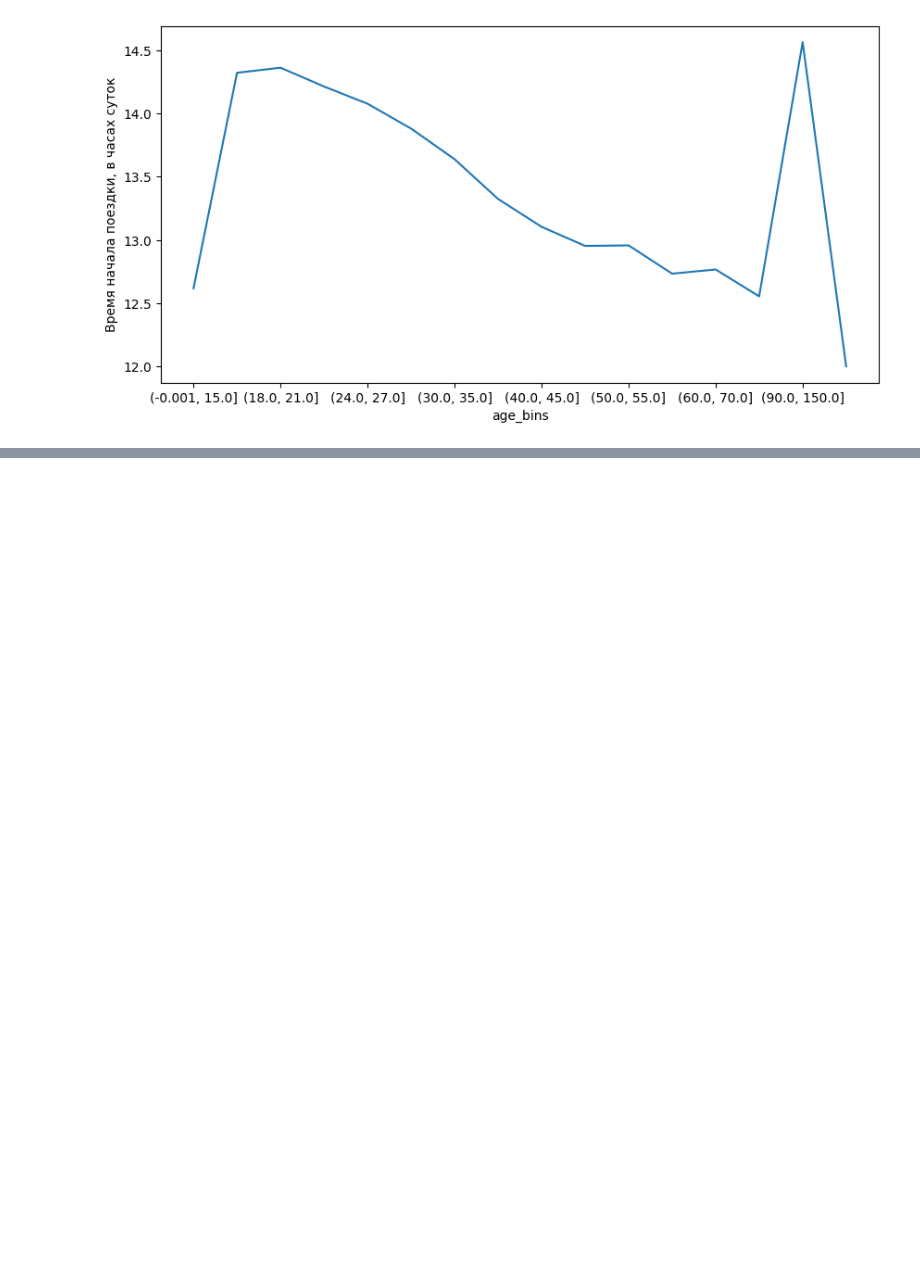
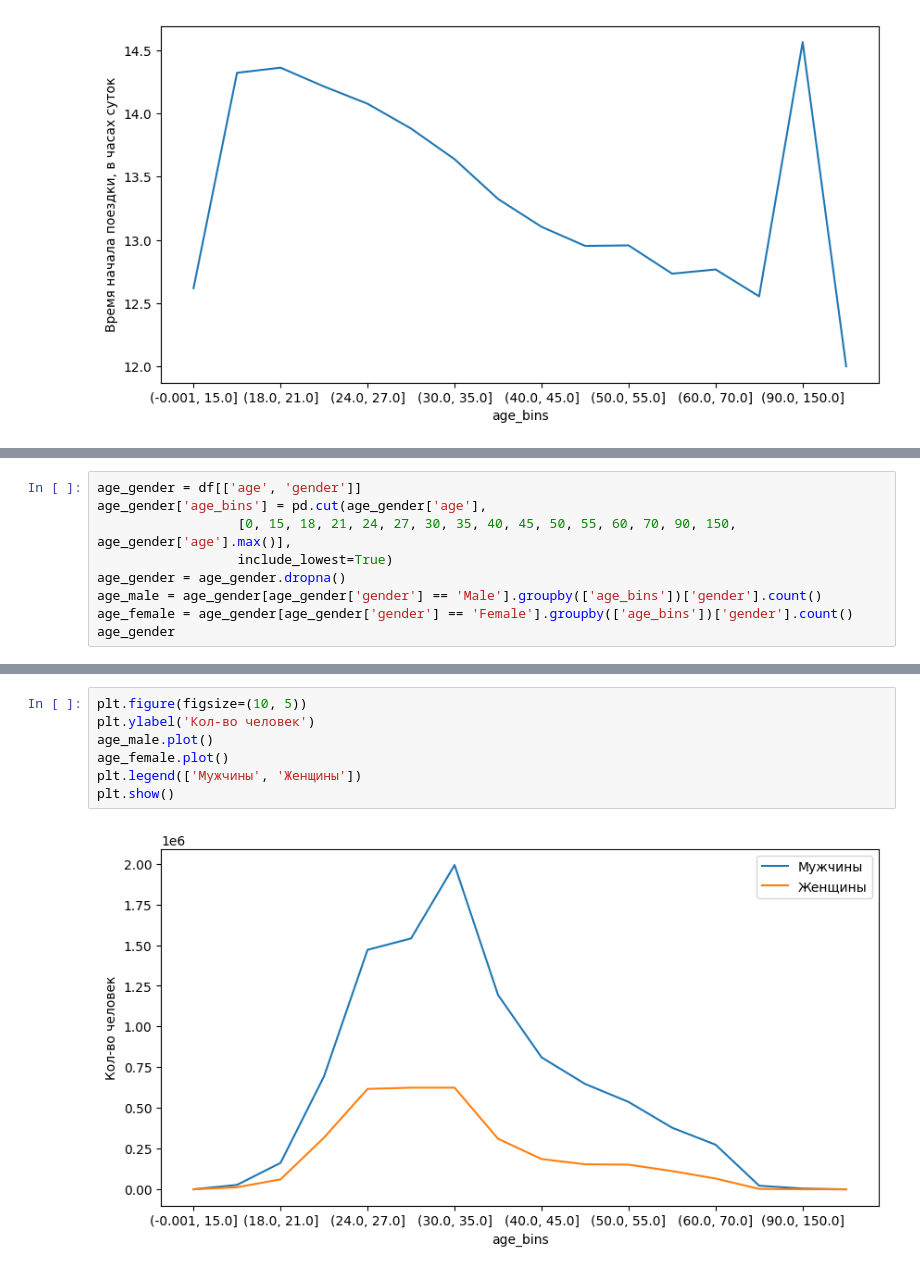
Before and after one commit to Konstantin-Kalug/yandex_bigdata_intensive, a Jupyter notebook: analyze_audience.ipynb, the cells around one changed output, grey strips where cells are left out. Saved outputs shown, nothing was run; the diff lists cells and outputs as text; blank space fills up the shorter version.

```diff
--- a/analyze_audience.ipynb
+++ b/analyze_audience.ipynb
@@ -185,0 +187,9 @@ plt.show()
+# %%
+age_gender = df[['age', 'gender']]
+age_gender['age_bins'] = pd.cut(age_gender['age'],
+                  [0, 15, 18, 21, 24, 27, 30, 35, 40, 45, 50, 55, 60, 70, 90, 150, age_gender['age'].max()],
+                  include_lowest=True)
+age_gender = age_gender.dropna()
+age_male = age_gender[age_gender['gender'] == 'Male'].groupby(['age_bins'])['gender'].count()
+age_female = age_gender[age_gender['gender'] == 'Female'].groupby(['age_bins'])['gender'].count()
+age_gender
@@ -185,0 +219,9 @@ plt.show()
+# %%
+plt.figure(figsize=(10, 5))
+plt.ylabel('Кол-во человек')
+age_male.plot()
+age_female.plot()
+plt.legend(['Мужчины', 'Женщины'])
+plt.show()
+# %% [output]
+[figure, added]
```
Also changed, not shown: parts of 8 cells of this notebook, 1 other file.
